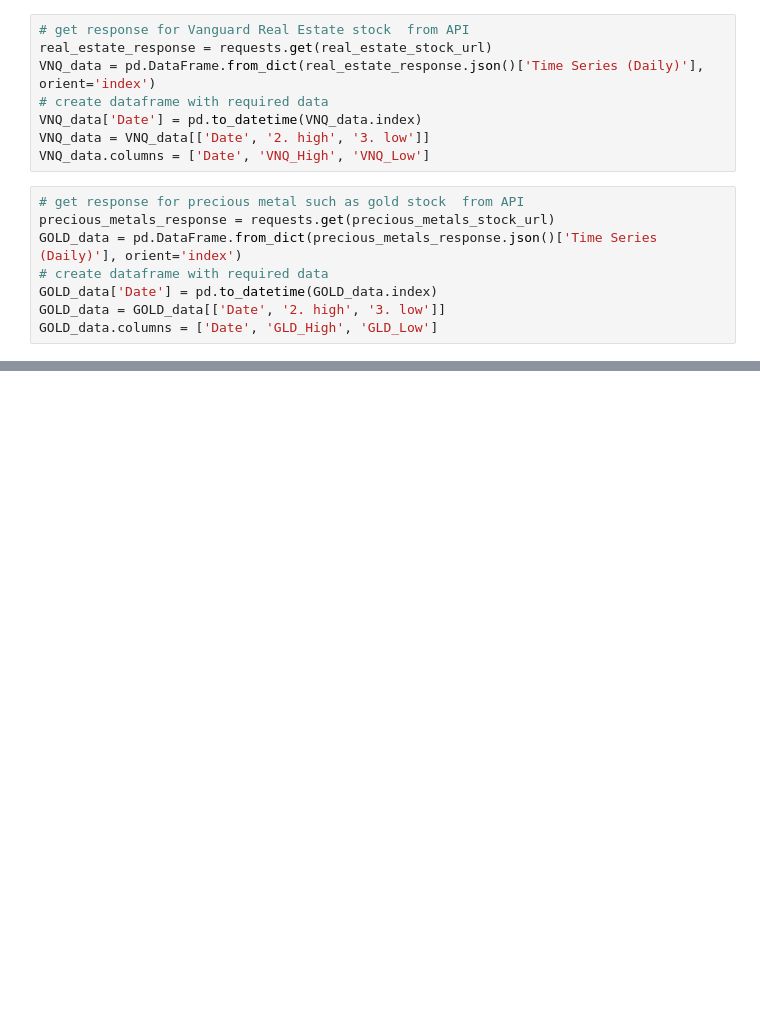
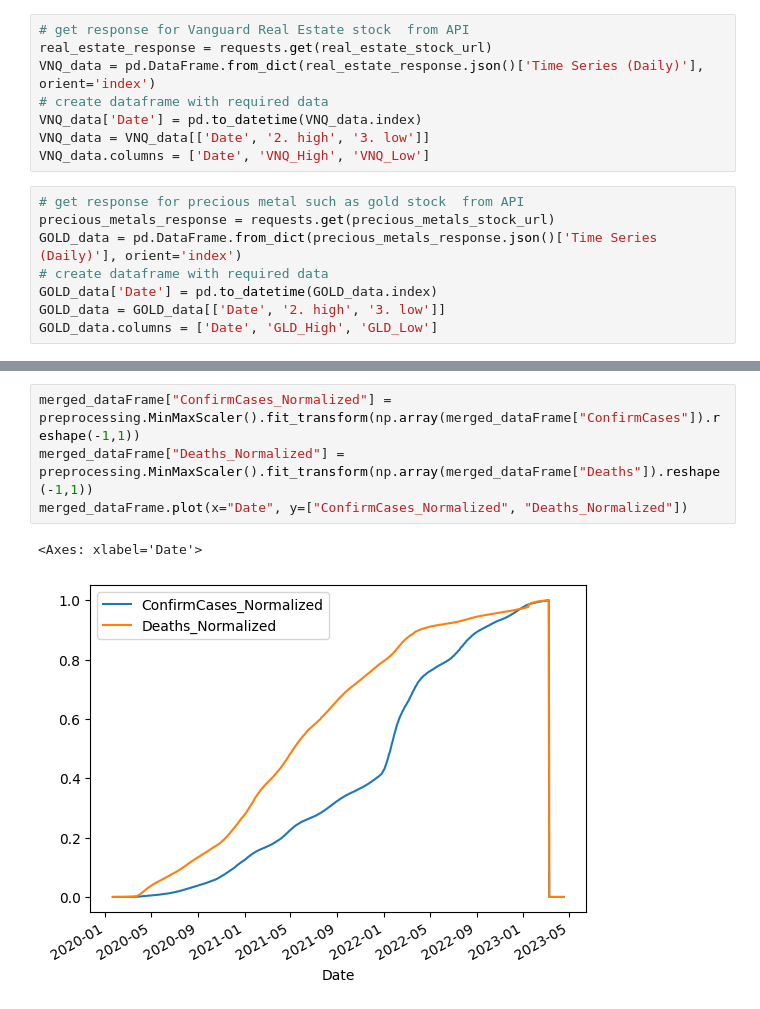
Before and after one commit to vedant-khawase/Group2_Final_Project, a Jupyter notebook: Python_Project_Group2.ipynb, the cells around one changed output, grey strips where cells are left out. Drawn from its saved outputs; the diff is of its cells as text; blank space fills up the shorter version.

```diff
--- a/Python_Project_Group2.ipynb
+++ b/Python_Project_Group2.ipynb
@@ -130,3 +156,10 @@ merged_dataFrame.to_excel("output.xlsx",sheet_name='Sheet_name_1')
+# %%
+merged_dataFrame["ConfirmCases_Normalized"] = preprocessing.MinMaxScaler().fit_transform(np.array(merged_dataFrame["ConfirmCases"]).reshape(-1,1))
+merged_dataFrame["Deaths_Normalized"] = preprocessing.MinMaxScaler().fit_transform(np.array(merged_dataFrame["Deaths"]).reshape(-1,1))
+merged_dataFrame.plot(x="Date", y=["ConfirmCases_Normalized", "Deaths_Normalized"])
+# %% [output]
+<Axes: xlabel='Date'>
+[figure, added]
 # %%
 import pandas as pd
 import matplotlib.pyplot as plt
```
Also changed, not shown: parts of 4 cells of this notebook.
